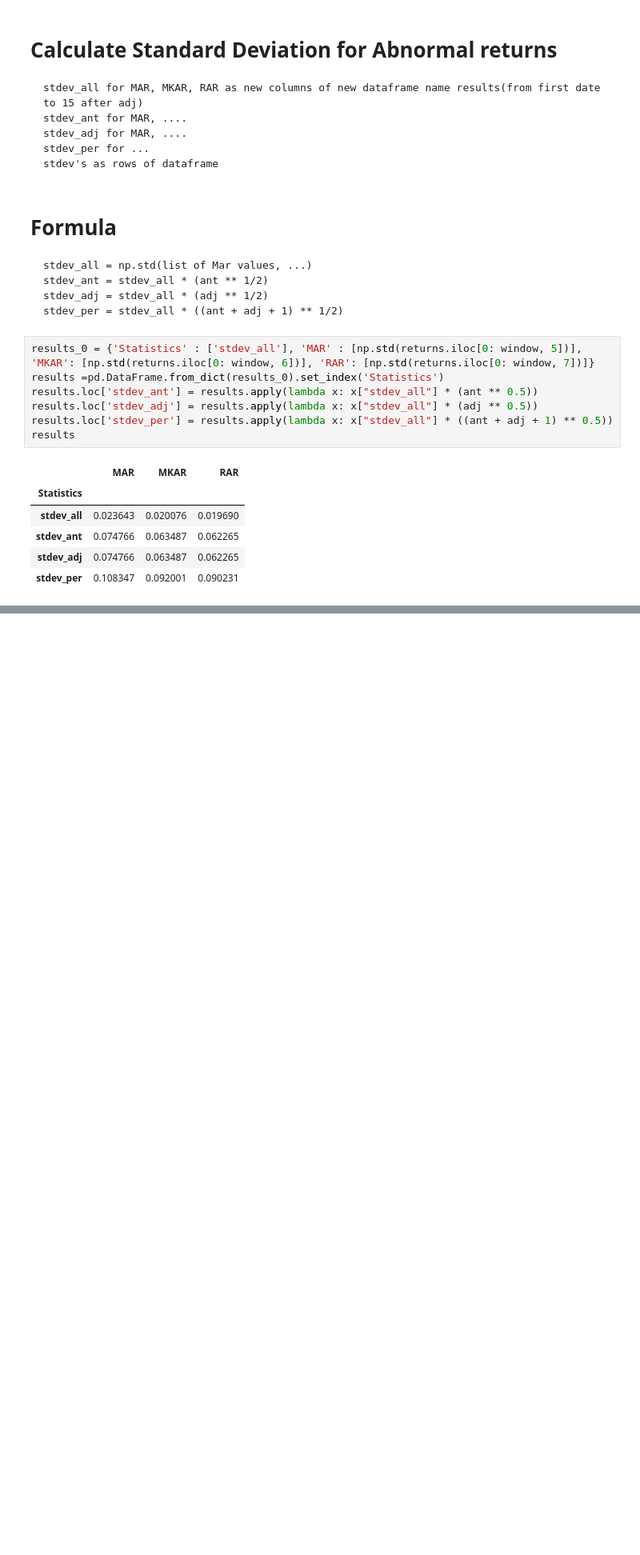
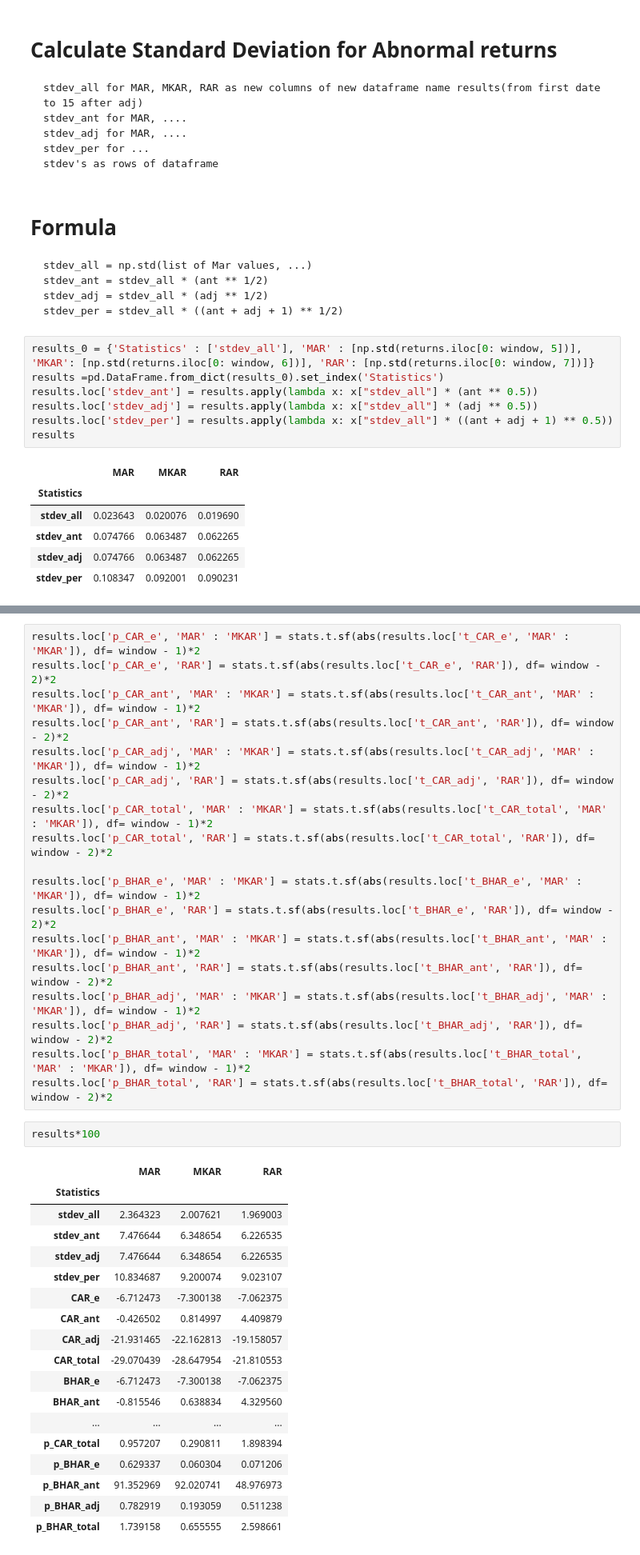
Before and after one commit to houshyar1986/Final-Project-Python-, a Jupyter notebook: Final Project-1.ipynb, the cells around one changed output, grey strips where cells are left out. Shown: that part at 80% size. Cells and saved outputs as stored; diff of their text form; blank space fills up the shorter version.

```diff
--- a/Final Project-1.ipynb
+++ b/Final Project-1.ipynb
@@ -217,0 +299,39 @@ results
+# %%
+results.loc['p_CAR_e', 'MAR' : 'MKAR'] = stats.t.sf(abs(results.loc['t_CAR_e', 'MAR' : 'MKAR']), df= window - 1)*2
+results.loc['p_CAR_e', 'RAR'] = stats.t.sf(abs(results.loc['t_CAR_e', 'RAR']), df= window - 2)*2
+results.loc['p_CAR_ant', 'MAR' : 'MKAR'] = stats.t.sf(abs(results.loc['t_CAR_ant', 'MAR' : 'MKAR']), df= window - 1)*2
+results.loc['p_CAR_ant', 'RAR'] = stats.t.sf(abs(results.loc['t_CAR_ant', 'RAR']), df= window - 2)*2
+results.loc['p_CAR_adj', 'MAR' : 'MKAR'] = stats.t.sf(abs(results.loc['t_CAR_adj', 'MAR' : 'MKAR']), df= window - 1)*2
+results.loc['p_CAR_adj', 'RAR'] = stats.t.sf(abs(results.loc['t_CAR_adj', 'RAR']), df= window - 2)*2
+results.loc['p_CAR_total', 'MAR' : 'MKAR'] = stats.t.sf(abs(results.loc['t_CAR_total', 'MAR' : 'MKAR']), df= window - 1)*2
+results.loc['p_CAR_total', 'RAR'] = stats.t.sf(abs(results.loc['t_CAR_total', 'RAR']), df= window - 2)*2
+
+results.loc['p_BHAR_e', 'MAR' : 'MKAR'] = stats.t.sf(abs(results.loc['t_BHAR_e', 'MAR' : 'MKAR']), df= window - 1)*2
+results.loc['p_BHAR_e', 'RAR'] = stats.t.sf(abs(results.loc['t_BHAR_e', 'RAR']), df= window - 2)*2
+results.loc['p_BHAR_ant', 'MAR' : 'MKAR'] = stats.t.sf(abs(results.loc['t_BHAR_ant', 'MAR' : 'MKAR']), df= window - 1)*2
+results.loc['p_BHAR_ant', 'RAR'] = stats.t.sf(abs(results.loc['t_BHAR_ant', 'RAR']), df= window - 2)*2
+results.loc['p_BHAR_adj', 'MAR' : 'MKAR'] = stats.t.sf(abs(results.loc['t_BHAR_adj', 'MAR' : 'MKAR']), df= window - 1)*2
+results.loc['p_BHAR_adj', 'RAR'] = stats.t.sf(abs(results.loc['t_BHAR_adj', 'RAR']), df= window - 2)*2
+results.loc['p_BHAR_total', 'MAR' : 'MKAR'] = stats.t.sf(abs(results.loc['t_BHAR_total', 'MAR' : 'MKAR']), df= window - 1)*2
+results.loc['p_BHAR_total', 'RAR'] = stats.t.sf(abs(results.loc['t_BHAR_total', 'RAR']), df= window - 2)*2
+# %%
+results*100
+# %% [output]
+|  | MAR | MKAR | RAR |
+| Statistics |  |  |  |
+| stdev_all | 2.364323 | 2.007621 | 1.969003 |
+| stdev_ant | 7.476644 | 6.348654 | 6.226535 |
+| stdev_adj | 7.476644 | 6.348654 | 6.226535 |
+| stdev_per | 10.834687 | 9.200074 | 9.023107 |
+| CAR_e | -6.712473 | -7.300138 | -7.062375 |
+| CAR_ant | -0.426502 | 0.814997 | 4.409879 |
+| CAR_adj | -21.931465 | -22.162813 | -19.158057 |
+| CAR_total | -29.070439 | -28.647954 | -21.810553 |
+| BHAR_e | -6.712473 | -7.300138 | -7.062375 |
+| BHAR_ant | -0.815546 | 0.638834 | 4.329560 |
+| ... | ... | ... | ... |
+| p_CAR_total | 0.957207 | 0.290811 | 1.898394 |
+| p_BHAR_e | 0.629337 | 0.060304 | 0.071206 |
+| p_BHAR_ant | 91.352969 | 92.020741 | 48.976973 |
+| p_BHAR_adj | 0.782919 | 0.193059 | 0.511238 |
+| p_BHAR_total | 1.739158 | 0.655555 | 2.598661 |
```
Also changed, not shown: parts of 6 cells of this notebook.
